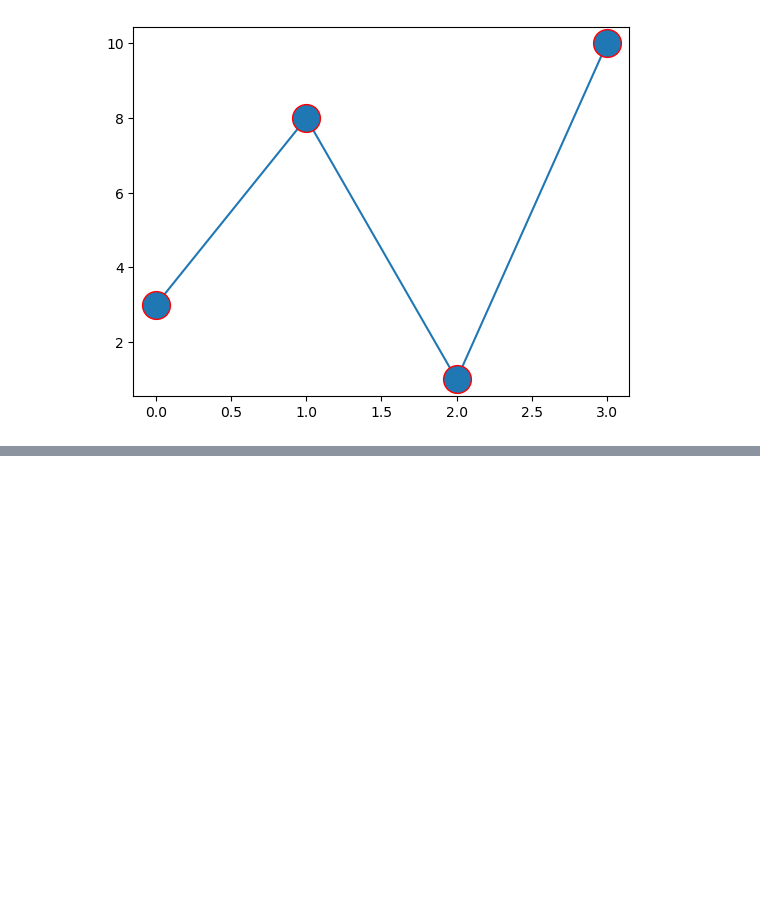
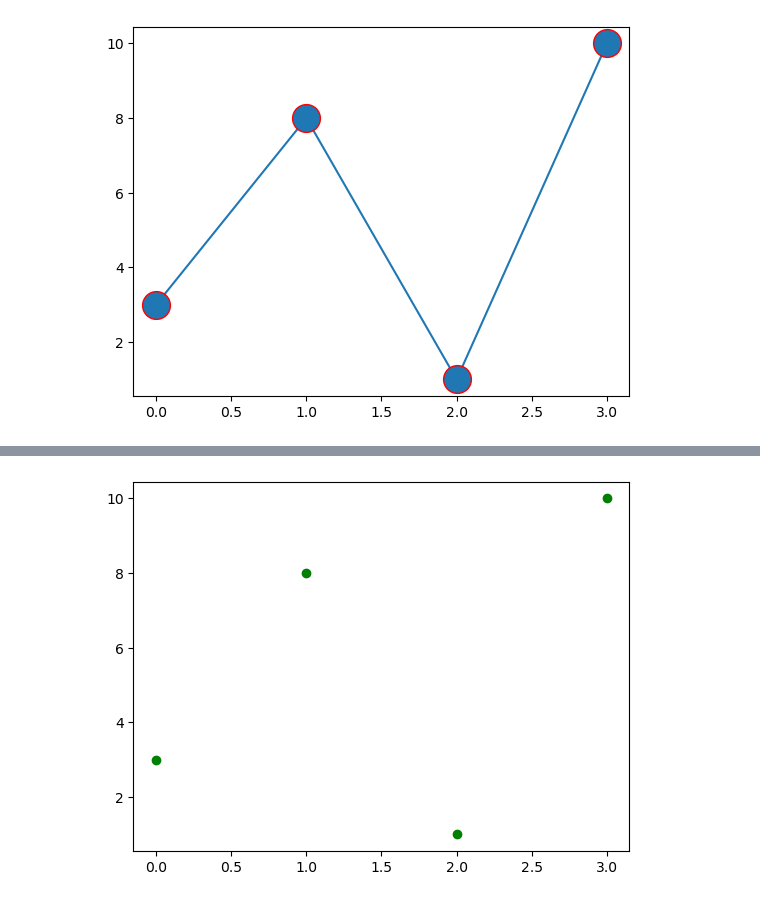
Before and after one commit to Chandana-Perspective-Data/PYTHON_LIBRARY, a Jupyter notebook: matplotlib(2).ipynb, the cells around one changed output, grey strips where cells are left out. Saved outputs shown, nothing was run; the diff lists cells and outputs as text; code cells hidden in the pictures; blank space fills up the shorter version.

```diff
--- a/matplotlib(2).ipynb
+++ b/matplotlib(2).ipynb
@@ -224,0 +237,7 @@ plt.show()
+# %%
+ypoints = np.array([3, 8, 1, 10]) # green
+
+plt.plot(ypoints, 'og')
+plt.show()
+# %% [output]
+[figure, added]
```
Also changed, not shown: parts of 61 cells of this notebook.
